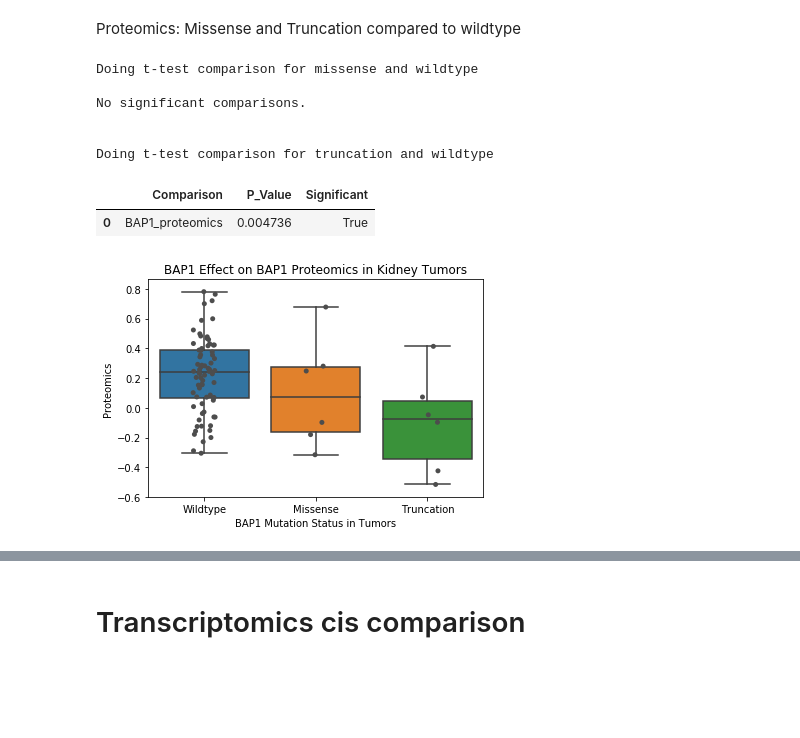
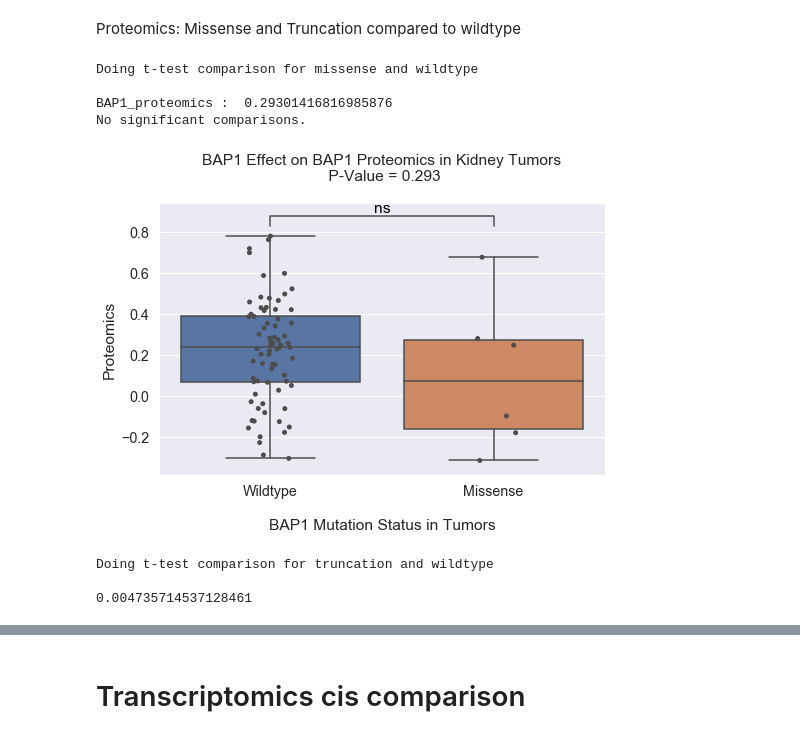
Before and after one commit to PayneLab/WhenMutationsMatter, a Jupyter notebook: Protein Notebooks/Kidney/BAP1_cis_comparison.ipynb, the cells around one changed output, grey strips where cells are left out. Drawn from its saved outputs; the diff is of its cells as text; code cells hidden in the pictures; blank space fills up the shorter version.

```diff
--- a/Protein Notebooks/Kidney/BAP1_cis_comparison.ipynb
+++ b/Protein Notebooks/Kidney/BAP1_cis_comparison.ipynb
@@ -85,6 +104,8 @@ The format_cis_comparison_data does the first 3 steps.
 # Proteomics cis comparison
 # %% [markdown]
 Proteomics: Mutated and Wildtype
+# %%
+omics_name = "proteomics"
 # %%
 prot_mut_status = f.format_cis_comparison_data(rc, 'proteomics', gene)
 
@@ -140,39 +139,43 @@ plt.close()
 # %% [markdown]
 Proteomics: Missense and Truncation compared to wildtype
-# %%
-prot_mut_type = f.get_missense_truncation_comparison(rc, 'proteomics', gene)
-prot_wildtype = prot_mut_status.loc[prot_mut_status['binary_mutations'] == 'Wildtype'] # select all wildtype from binary_mutations
-prot_mut_and_wildtype = prot_mut_type.append(prot_wildtype, sort=False) # use for graph
-
-# compare missense and wildtype
-prot_miss_wt = prot_mut_and_wildtype.loc[prot_mut_and_wildtype['binary_mutations'] != 'Truncation']
-print("Doing t-test comparison for missense and wildtype\n")
-prot_results_miss = al.wrap_ttest(prot_miss_wt, 'binary_mutations', prot_col_list)
-add_significance_col(prot_results_miss, total_tests)
-
-# compare truncation and wildtype
-prot_trunc_wt = prot_mut_and_wildtype.loc[prot_mut_and_wildtype['binary_mutations'] != 'Missense']
-print("\n\nDoing t-test comparison for truncation and wildtype\n")
-prot_results_trunc = al.wrap_ttest(prot_trunc_wt, 'binary_mutations', prot_col_list)
-add_significance_col(prot_results_trunc, total_tests)
-# %% [output]
-Doing t-test comparison for missense and wildtype
-
-No significant comparisons.
-
-
-Doing t-test comparison for truncation and wildtype
-|  | Comparison | P_Value | Significant |
-| 0 | BAP1_proteomics | 0.004736 | True |
-# %%
-prot_cis_boxplot = sns.boxplot(data = prot_mut_and_wildtype, x = 'binary_mutations',
-                          y = prot_col, order = ["Wildtype","Missense","Truncation"], showfliers = False)
-prot_cis_boxplot.set_title(gene + " Effect on "+gene+" Proteomics in Kidney Tumors")
-prot_cis_boxplot = sns.stripplot(data= prot_mut_and_wildtype, x = 'binary_mutations',
-                            y = prot_col, jitter = True, color = ".3", order = ["Wildtype","Missense","Truncation"])
-prot_cis_boxplot.set(xlabel = gene + " Mutation Status in Tumors", ylabel = "Proteomics")
-plt.show()
-plt.clf()
-plt.close()
-# %% [output]
-[figure, removed]
+# %%
+# Create data frame with mutation types and wildtype binary column
+prot_mut_type = f.get_missense_truncation_comparison(rc, omics_name, gene)
+prot_wildtype = prot_mut_status.loc[
+    prot_mut_status['binary_mutations'] == 'Wildtype'] # select all wildtype from binary_mutations
+prot_mut_and_wildtype = prot_mut_type.append(prot_wildtype, sort=False) # use for graph
+# %%
+# compare missense and wildtype
+prot_miss_wt = prot_mut_and_wildtype.loc[prot_mut_and_wildtype['binary_mutations'] != 'Truncation']
+print("Doing t-test comparison for missense and wildtype\n")
+prot_results_miss = al.wrap_ttest(prot_miss_wt, 'binary_mutations', prot_col_list, verbose = True)
+
+if prot_results_miss is not None:
+    pval_results = f.add_significance_col(prot_results_miss, total_tests) # Adjust for multiple hypothesis testing
+    print(pval_results, '\n')
+    # Create dataframe with all results
+    all_comparisons = add_to_all_results(pval_results, 'Proteomics', 'missense/wildtype', all_comparisons)
+# %% [output]
+Doing t-test comparison for missense and wildtype
+
+BAP1_proteomics :  0.29301416816985876
+No significant comparisons.
+# %%
+pval_miss = 0.2930
+cis_plot(prot_miss_wt, gene, "proteomics", pval_miss, mutation_type= "Missense")
+# %% [output]
+[figure, added]
+# %%
+# compare truncation and wildtype
+prot_trunc_wt = prot_mut_and_wildtype.loc[prot_mut_and_wildtype['binary_mutations'] != 'Missense']
+print("\n\nDoing t-test comparison for truncation and wildtype\n")
+prot_results_trunc = al.wrap_ttest(prot_trunc_wt, 'binary_mutations', prot_col_list)
+
+if prot_results_trunc is not None:
+    pval_trunc_results = f.add_significance_col(prot_results_trunc, total_tests)#adjust multiple hypothesis testing
+    print(pval_trunc, '\n')
+    all_comparisons = add_to_all_results(pval_trunc_results, gene, omics_name, 'truncation/wildtype', all_comparisons)
+# %% [output]
+Doing t-test comparison for truncation and wildtype
+
+0.004735714537128461
```
Also changed, not shown: parts of 32 cells of this notebook.
